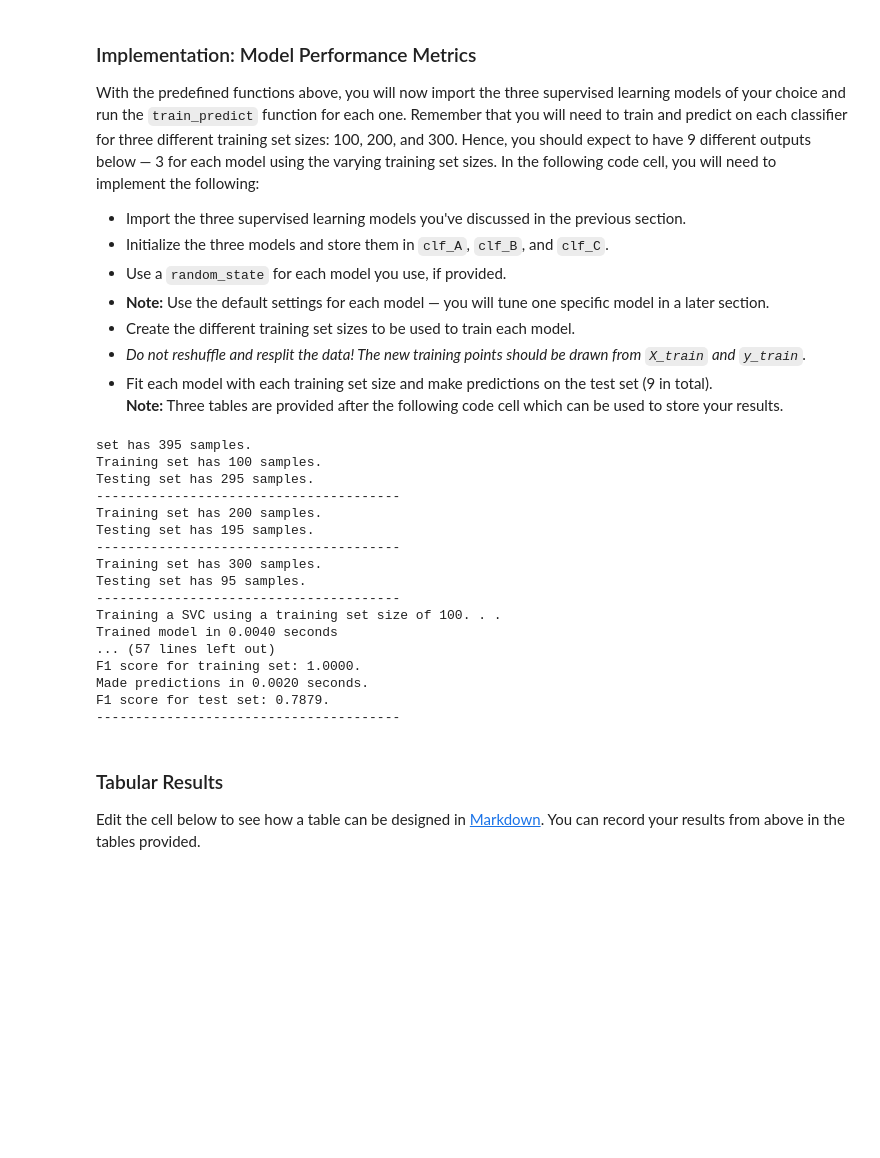
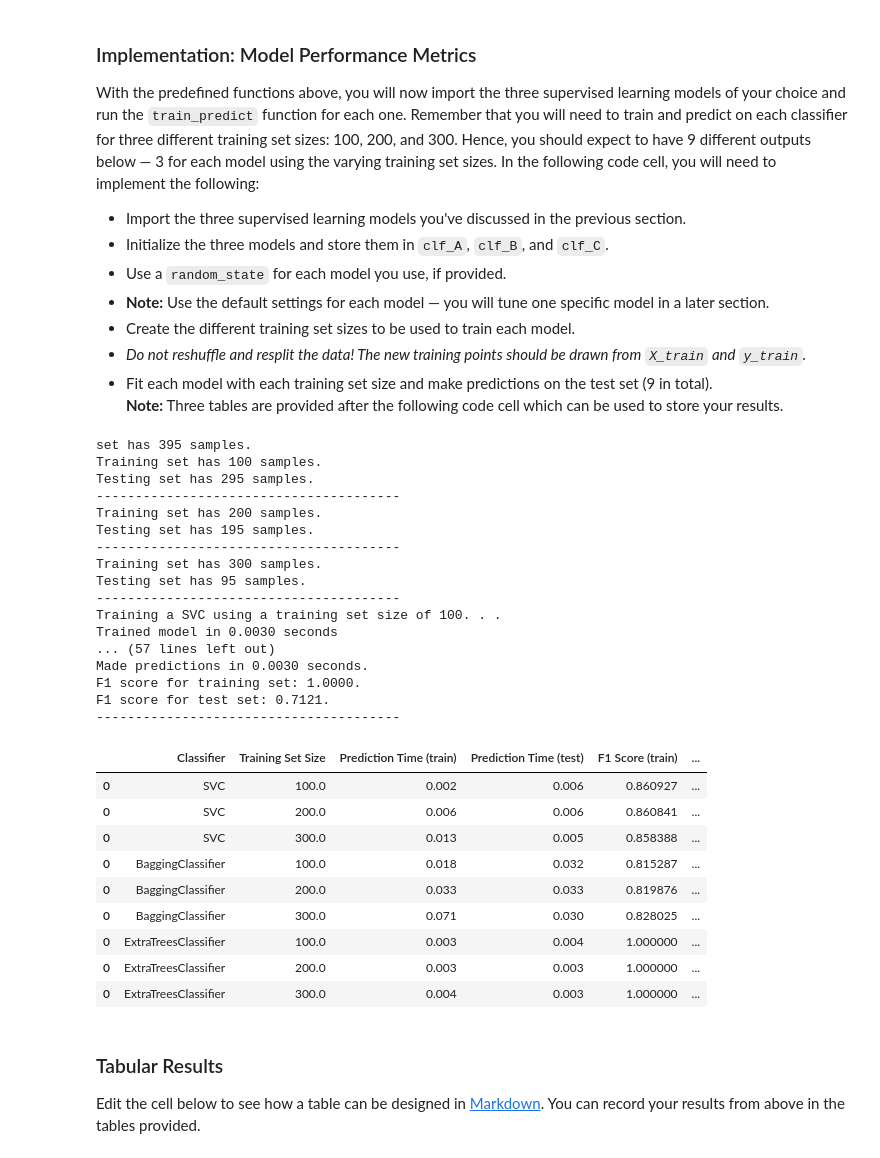
Before and after one commit to viligabi/udacity_student_intervention, a Jupyter notebook: student_intervention.ipynb, the cells around one changed output. Drawn from its saved outputs; the diff is of its cells as text; code cells hidden in the pictures; blank space fills up the shorter version.

Commit message:
Fix: - classifier results are now stored in DataFrame - results are automatically displayed in a table

```diff
--- a/student_intervention.ipynb
+++ b/student_intervention.ipynb
@@ -31,6 +31,8 @@ import pandas as pd
 from time import time
 from sklearn.metrics import f1_score
 
+pd.set_option('display.notebook_repr_html', True)
+
 # Read student data
 student_data = pd.read_csv("student-data.csv")
 print "Student data read successfully!"
@@ -228,23 +228,29 @@ def predict_labels(clf, features, target):
     y_pred = clf.predict(features)
     end = time()
 
+    prediction_time = end - start
     # Print and return results
-    print "Made predictions in {:.4f} seconds.".format(end - start)
-    return f1_score(target.values, y_pred, pos_label='yes')
+    print "Made predictions in {:.4f} seconds.".format(prediction_time)
+    return [f1_score(target.values, y_pred, pos_label='yes'), prediction_time]
 
 
 def train_predict(clf, X_train, y_train, X_test, y_test):
     ''' Train and predict using a classifer based on F1 score. '''
+
+    clf_name = clf.__class__.__name__
+    train_len = len(X_train)
 
     # Indicate the classifier and the training set size
     print "Training a {} using a training set size of {}. . .".format(clf.__class__.__name__, len(X_train))
 
     # Train the classifier
     train_classifier(clf, X_train, y_train)
-
+    f1_train, train_time = predict_labels(clf, X_train, y_train)
+    f1_test, test_time  = predict_labels(clf, X_test, y_test)
     # Print the results of prediction for both training and testing
-    print "F1 score for training set: {:.4f}.".format(predict_labels(clf, X_train, y_train))
-    print "F1 score for test set: {:.4f}.".format(predict_labels(clf, X_test, y_test))
+    print "F1 score for training set: {:.4f}.".format(f1_train)
+    print "F1 score for test set: {:.4f}.".format(f1_test)
+    return [[clf_name,train_len,train_time,test_time,f1_train,f1_test]]
 # %% [markdown]
 ### Implementation: Model Performance Metrics
 With the predefined functions above, you will now import the three supervised learning models of your choice and run the `train_predict` function for each one. Remember that you will need to train and predict on each classifier for three different training set sizes: 100, 200, and 300. Hence, you should expect to have 9 different outputs below — 3 for each model using the varying training set sizes. In the following code cell, you will need to implement the following:
@@ -295,12 +301,17 @@ print "Testing set has {} samples.".format(X_test_300.shape[0])
 print "---------------------------------------"
 
 # TODO: Execute the 'train_predict' function for each classifier and each training set size
+col = ["Classifier","Training Set Size","Prediction Time (train)","Prediction Time (test)","F1 Score (train)","F1 Score (test)"]
+results = pd.DataFrame(columns=col)
 for clf in [clf_A, clf_B, clf_C]:
-    train_predict(clf, X_train_100, y_train_100, X_test_100, y_test_100)
+    res = train_predict(clf, X_train_100, y_train_100, X_test_100, y_test_100)
+    results = results.append(pd.DataFrame(res, columns=col))
     print "---------------------------------------"
-    train_predict(clf, X_train_200, y_train_200, X_test_200, y_test_200)
+    res = train_predict(clf, X_train_200, y_train_200, X_test_200, y_test_200)
+    results = results.append(pd.DataFrame(res, columns=col))
     print "---------------------------------------"
-    train_predict(clf, X_train_300, y_train_300, X_test_300, y_test_300)
+    res = train_predict(clf, X_train_300, y_train_300, X_test_300, y_test_300)
+    results = results.append(pd.DataFrame(res, columns=col))
     print "---------------------------------------"
 # %% [output]
 set has 395 samples.
@@ -314,12 +325,26 @@ Training set has 300 samples.
 Testing set has 95 samples.
 ---------------------------------------
 Training a SVC using a training set size of 100. . .
-Trained model in 0.0040 seconds
+Trained model in 0.0030 seconds
 ... (57 lines left out)
+Made predictions in 0.0030 seconds.
 F1 score for training set: 1.0000.
-Made predictions in 0.0020 seconds.
-F1 score for test set: 0.7879.
+F1 score for test set: 0.7121.
 ---------------------------------------
+# %%
+from IPython.display import display
+display(results)
+# %% [output]
+|  | Classifier | Training Set Size | Prediction Time (train) | Prediction Time (test) | F1 Score (train) | ... |
+| 0 | SVC | 100.0 | 0.002 | 0.006 | 0.860927 | ... |
+| 0 | SVC | 200.0 | 0.006 | 0.006 | 0.860841 | ... |
+| 0 | SVC | 300.0 | 0.013 | 0.005 | 0.858388 | ... |
+| 0 | BaggingClassifier | 100.0 | 0.018 | 0.032 | 0.815287 | ... |
+| 0 | BaggingClassifier | 200.0 | 0.033 | 0.033 | 0.819876 | ... |
+| 0 | BaggingClassifier | 300.0 | 0.071 | 0.030 | 0.828025 | ... |
+| 0 | ExtraTreesClassifier | 100.0 | 0.003 | 0.004 | 1.000000 | ... |
+| 0 | ExtraTreesClassifier | 200.0 | 0.003 | 0.003 | 1.000000 | ... |
+| 0 | ExtraTreesClassifier | 300.0 | 0.004 | 0.003 | 1.000000 | ... |
 # %% [markdown]
 ### Tabular Results
 Edit the cell below to see how a table can be designed in [Markdown](https://github.com/adam-p/markdown-here/wiki/Markdown-Cheatsheet#tables). You can record your results from above in the tables provided.
```
Also changed, not shown: parts of 3 cells of this notebook.
